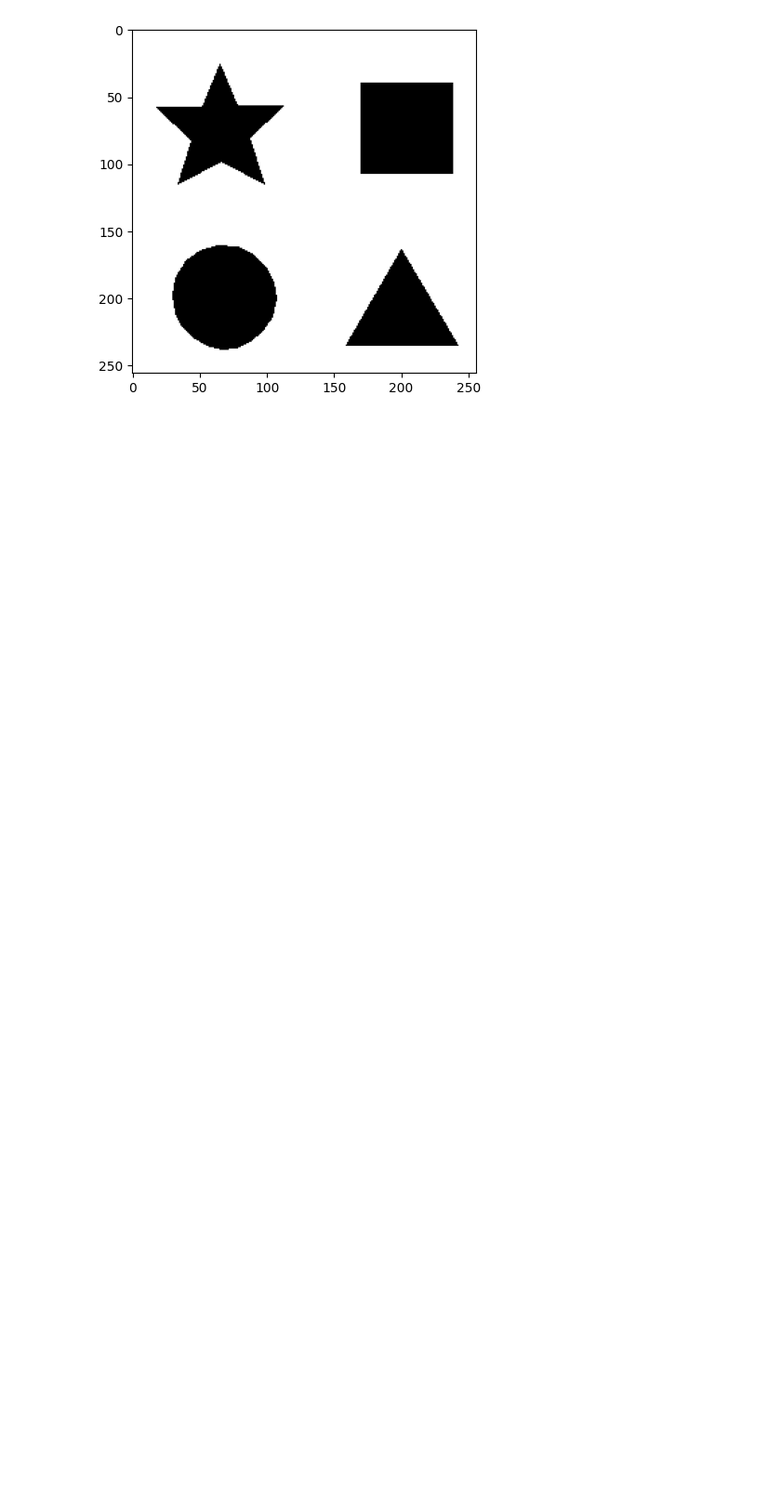
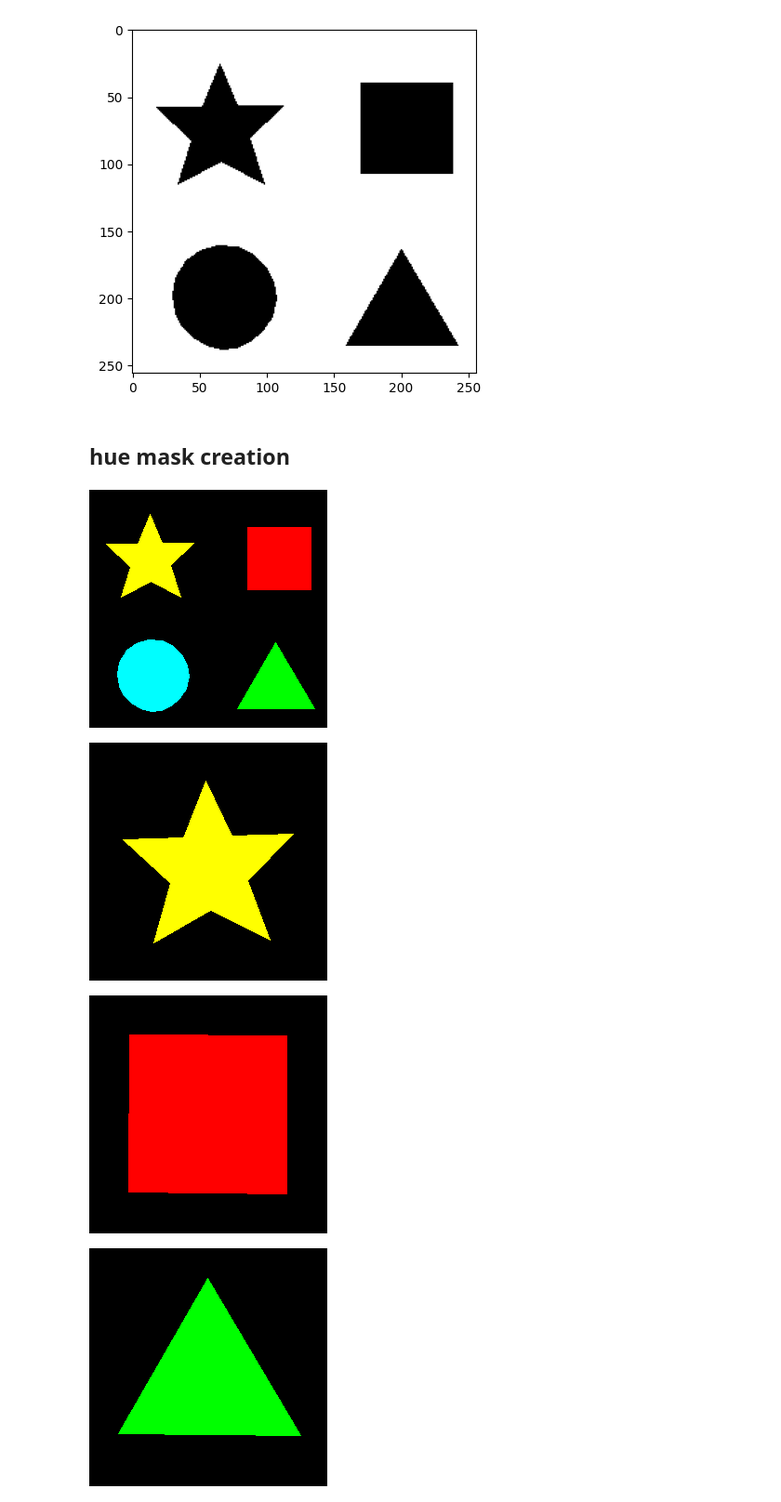
Before and after one commit to Vivek084c/Deep_learning, a Jupyter notebook: image_segmetation/shape_segmetation/mask.ipynb, the cells around one changed output. Shown: that part at 93% size. Drawn from its saved outputs; the diff is of its cells as text; code cells hidden in the pictures; blank space fills up the shorter version.

Commit message:
create multiclass rgb mask

```diff
--- a/image_segmetation/shape_segmetation/mask.ipynb
+++ b/image_segmetation/shape_segmetation/mask.ipynb
@@ -158,3 +158,39 @@ for i in range(5):
 [figure]
 [figure]
 [figure]
+# %% [markdown]
+## hue mask creation
+# %%
+def draw_multimask(image, shape_dict):
+    blank_img = np.zeros(shape=image.shape, dtype=np.uint8) #making a blank image for rgb
+    channels = []
+
+    classes = [x["label"] for x in shape_dict] #extracting the claasses for each shape from the annotated json dict
+
+    poly = [np.array(x["points"], dtype=np.int32) for x in shape_dict] # creating an np array of points for each
+
+    lable2ploy = dict(zip(classes, poly)) # python dict with shape and the corrsoponding points
+
+    for i, label in enumerate(labels):
+        if label in classes:
+            cv2.fillPoly(blank_img, [lable2ploy[label]], (hues[label], 255,255)) #filling with a specific color
+    return cv2.cvtColor(blank_img, cv2.COLOR_HSV2RGB) #convert the hue to rgb image
+# %%
+for i , (image_file, annote_file) in enumerate(zip(image_list, annote_list)):
+    # reading the image file as gray scale
+    img = cv2.imread(os.path.join("images", image_file), 1)
+
+    # reading the annote path
+    annote_path = os.path.join("annotated", annote_file)
+
+    shape_dict = get_poly(annote_path)
+
+    image_colored = draw_multimask(img, shape_dict)
+    display(Image.fromarray(image_colored))
+    if i==4:
+        break
+# %% [output]
+[figure, added]
+[figure, added]
+[figure, added]
+[figure, added]
```
Also changed, not shown: parts of 1 cell of this notebook.
